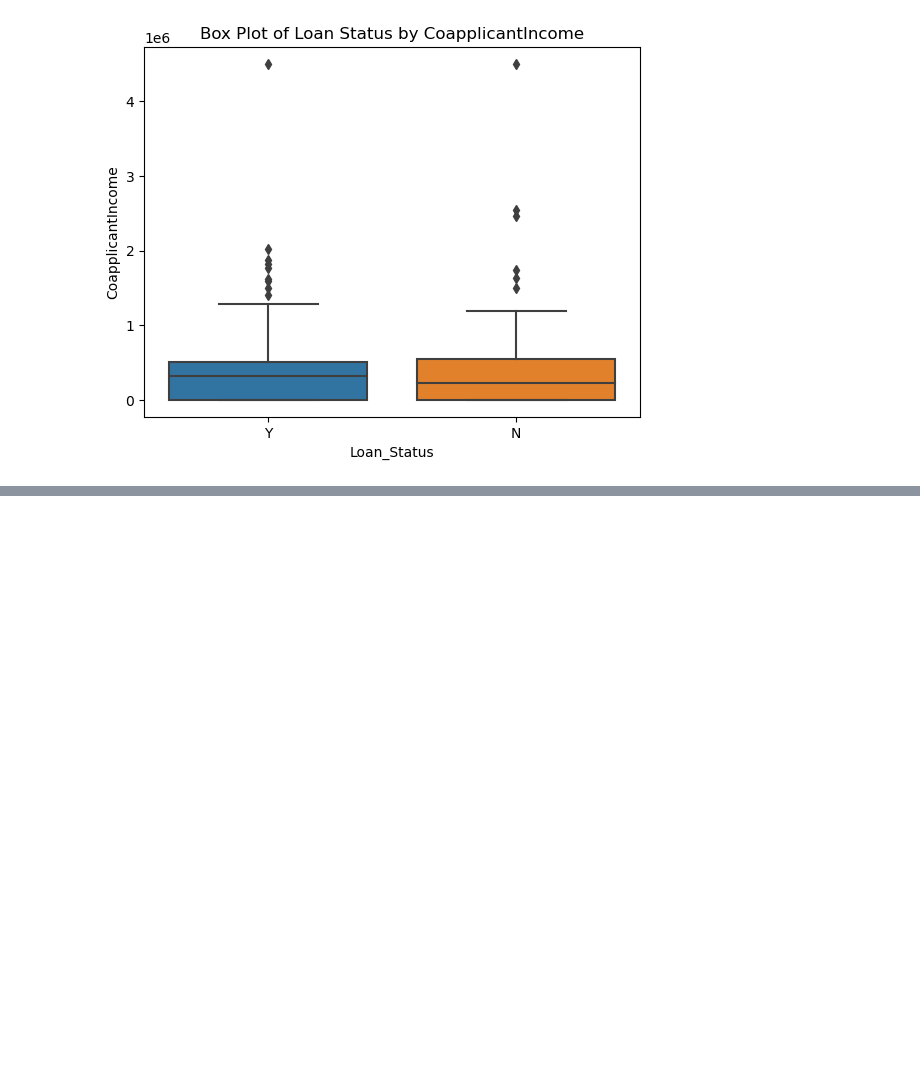
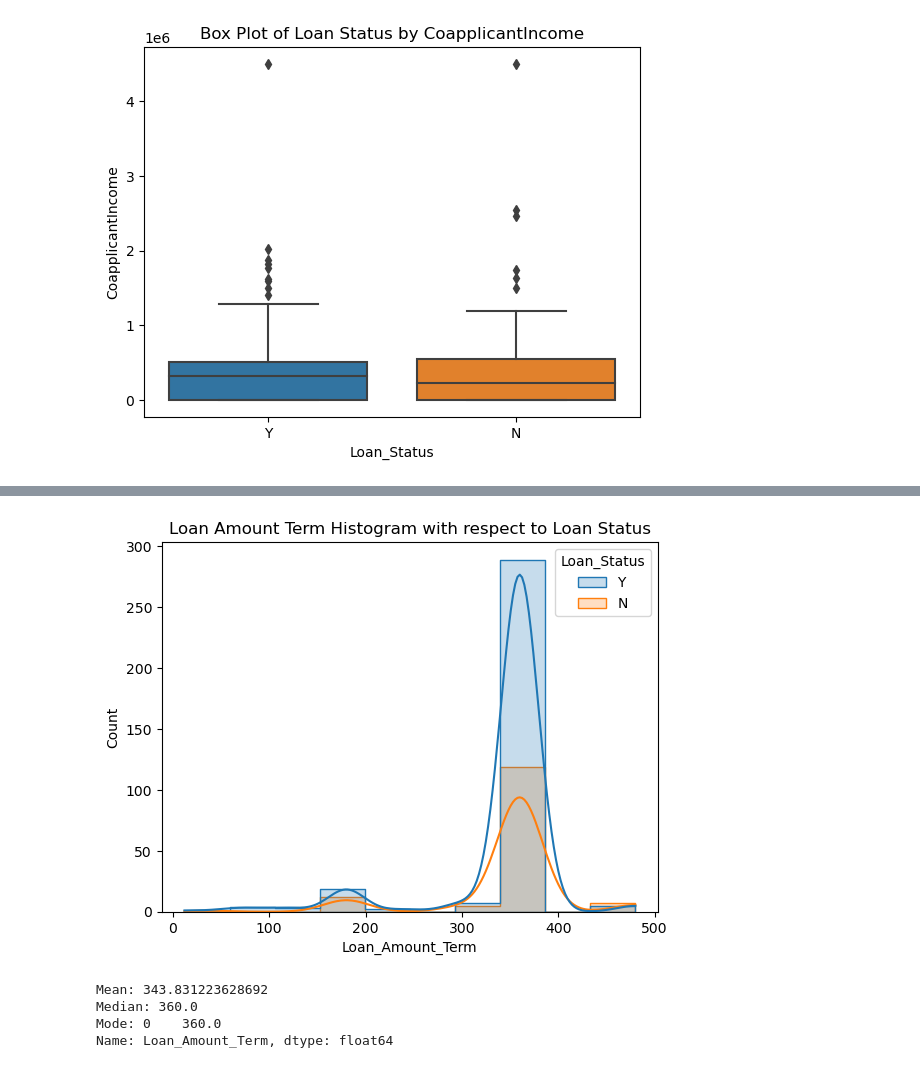
Before and after one commit to proton029/InternshipDataScience_banking, a Jupyter notebook: Data_Analytics.ipynb, the cells around one changed output, grey strips where cells are left out. Drawn from its saved outputs; the diff is of its cells as text; code cells hidden in the pictures; blank space fills up the shorter version.

```diff
--- a/Data_Analytics.ipynb
+++ b/Data_Analytics.ipynb
@@ -446,0 +475,12 @@ plt.show()
+# %%
+sns.histplot(data=df, x='Loan_Amount_Term', hue='Loan_Status', element='step', kde=True)
+plt.title('Loan Amount Term Histogram with respect to Loan Status');
+# %% [output]
+[figure, added]
+# %%
+centralTendencies('Loan_Amount_Term')
+# %% [output]
+Mean: 343.831223628692
+Median: 360.0
+Mode: 0    360.0
+Name: Loan_Amount_Term, dtype: float64
```
Also changed, not shown: parts of 5 cells of this notebook.
